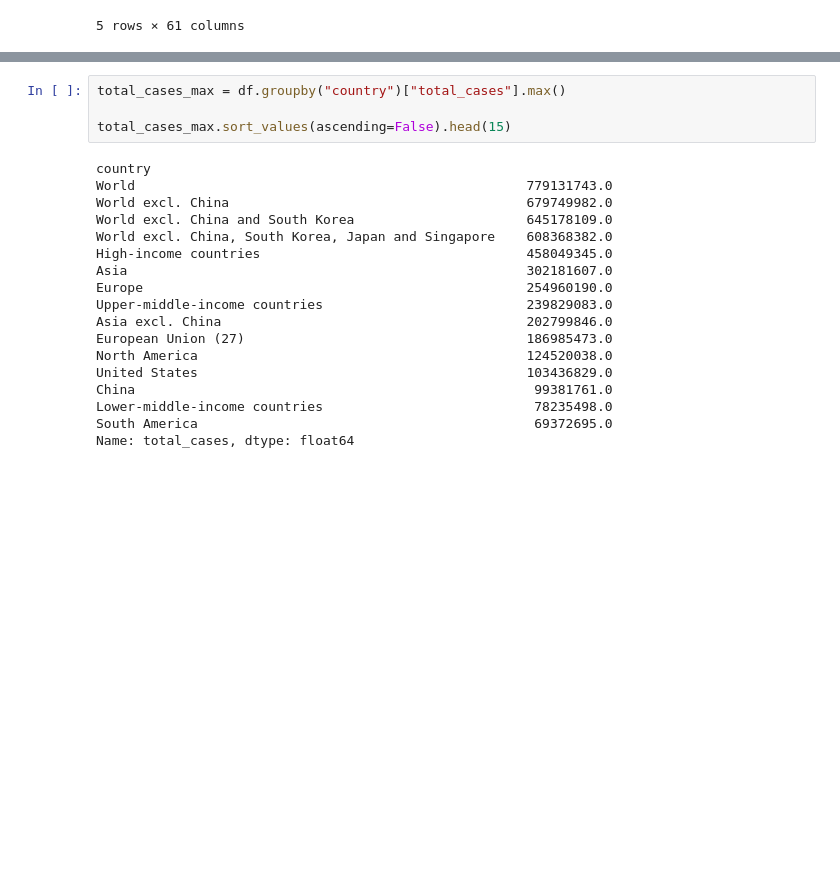
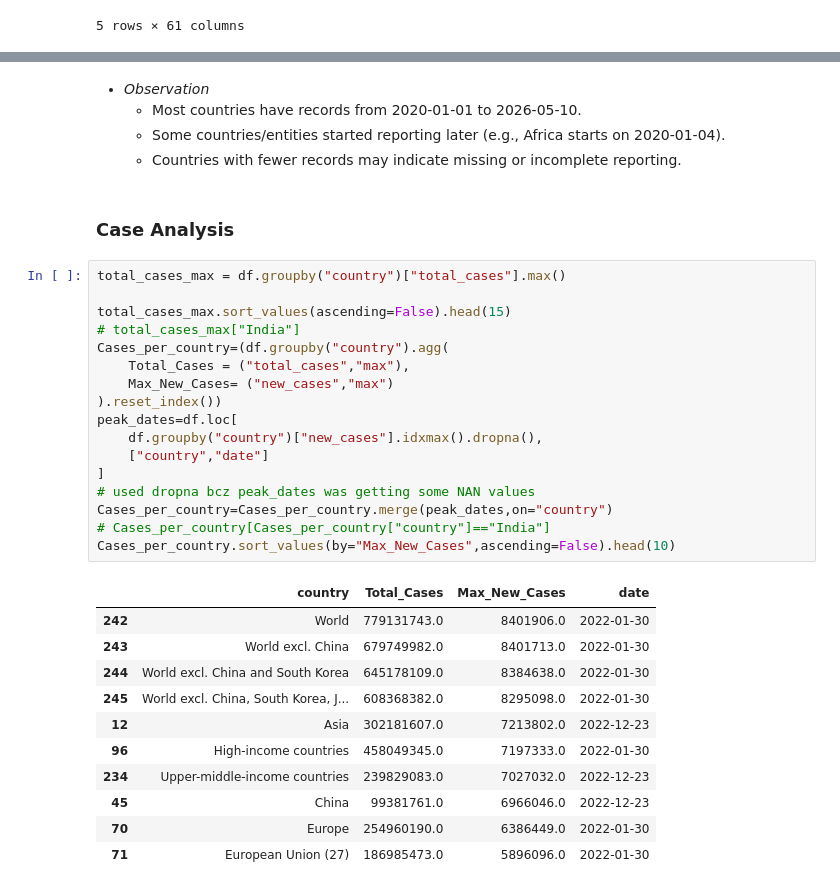
Before and after one commit to Polly49/COVID-19-Global-Data-Analysis, a Jupyter notebook: notebooks/covid_eda.ipynb, the cells around one changed output, grey strips where cells are left out. Saved outputs shown, nothing was run; the diff lists cells and outputs as text; blank space fills up the shorter version.

```diff
--- a/notebooks/covid_eda.ipynb
+++ b/notebooks/covid_eda.ipynb
@@ -60,22 +174,36 @@ Name: total_cases, dtype: int64
+# %% [markdown]
+- *Observation*
+    - Most countries have records from 2020-01-01 to 2026-05-10.
+    - Some countries/entities started reporting later (e.g., Africa starts on 2020-01-04).
+    - Countries with fewer records may indicate missing or incomplete reporting.
+# %% [markdown]
+### Case Analysis
 # %%
 total_cases_max = df.groupby("country")["total_cases"].max()
 
 total_cases_max.sort_values(ascending=False).head(15)
+# total_cases_max["India"]
+Cases_per_country=(df.groupby("country").agg(
+    Total_Cases = ("total_cases","max"),
+    Max_New_Cases= ("new_cases","max")
+).reset_index())
+peak_dates=df.loc[
+    df.groupby("country")["new_cases"].idxmax().dropna(),
+    ["country","date"]
+]
+# used dropna bcz peak_dates was getting some NAN values
+Cases_per_country=Cases_per_country.merge(peak_dates,on="country")
+# Cases_per_country[Cases_per_country["country"]=="India"]
+Cases_per_country.sort_values(by="Max_New_Cases",ascending=False).head(10)
 # %% [output]
-country
-World                                                  779131743.0
-World excl. China                                      679749982.0
-World excl. China and South Korea                      645178109.0
-World excl. China, South Korea, Japan and Singapore    608368382.0
-High-income countries                                  458049345.0
-Asia                                                   302181607.0
-Europe                                                 254960190.0
-Upper-middle-income countries                          239829083.0
-Asia excl. China                                       202799846.0
-European Union (27)                                    186985473.0
-North America                                          124520038.0
-United States                                          103436829.0
-China                                                   99381761.0
-Lower-middle-income countries                           78235498.0
-South America                                           69372695.0
-Name: total_cases, dtype: float64
+|  | country | Total_Cases | Max_New_Cases | date |
+| 242 | World | 779131743.0 | 8401906.0 | 2022-01-30 |
+| 243 | World excl. China | 679749982.0 | 8401713.0 | 2022-01-30 |
+| 244 | World excl. China and South Korea | 645178109.0 | 8384638.0 | 2022-01-30 |
+| 245 | World excl. China, South Korea, J... | 608368382.0 | 8295098.0 | 2022-01-30 |
+| 12 | Asia | 302181607.0 | 7213802.0 | 2022-12-23 |
+| 96 | High-income countries | 458049345.0 | 7197333.0 | 2022-01-30 |
+| 234 | Upper-middle-income countries | 239829083.0 | 7027032.0 | 2022-12-23 |
+| 45 | China | 99381761.0 | 6966046.0 | 2022-12-23 |
+| 70 | Europe | 254960190.0 | 6386449.0 | 2022-01-30 |
+| 71 | European Union (27) | 186985473.0 | 5896096.0 | 2022-01-30 |
```
Also changed, not shown: parts of 32 cells of this notebook.
